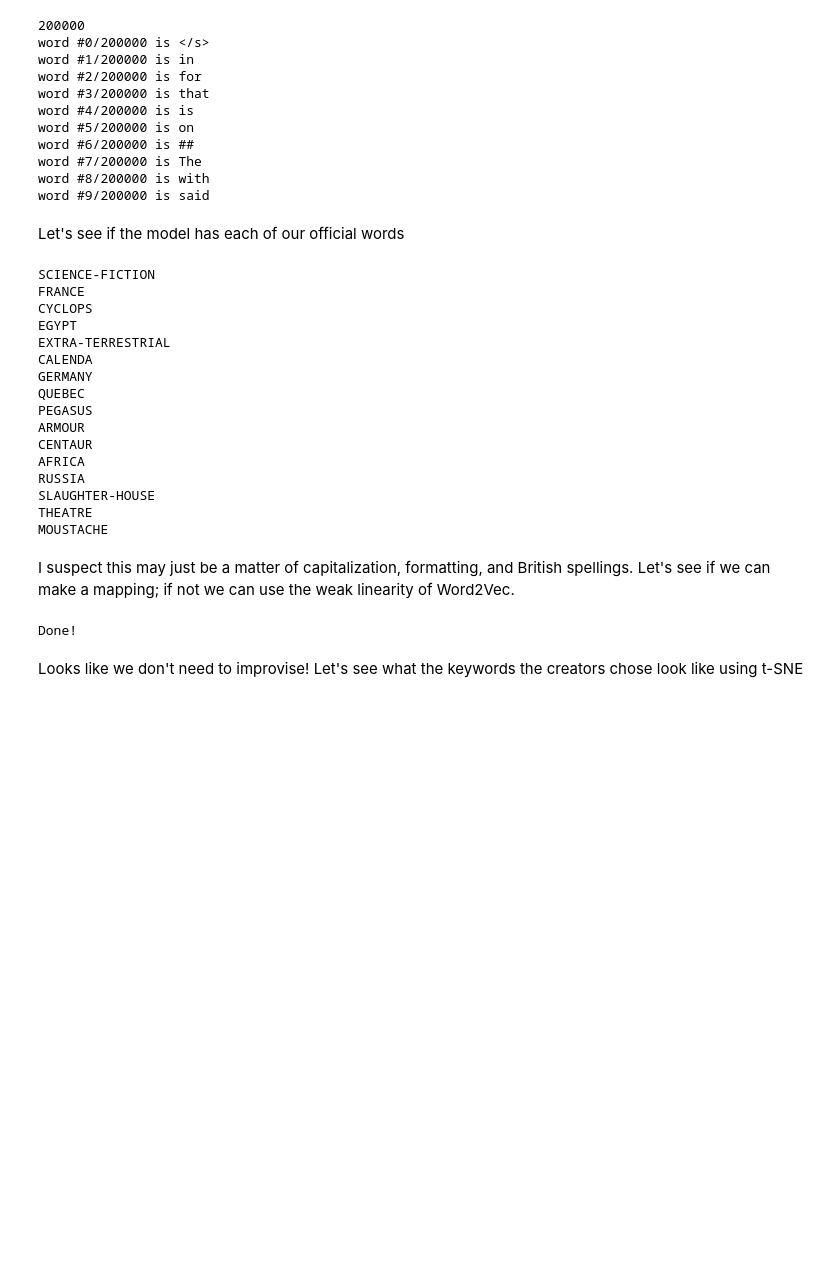
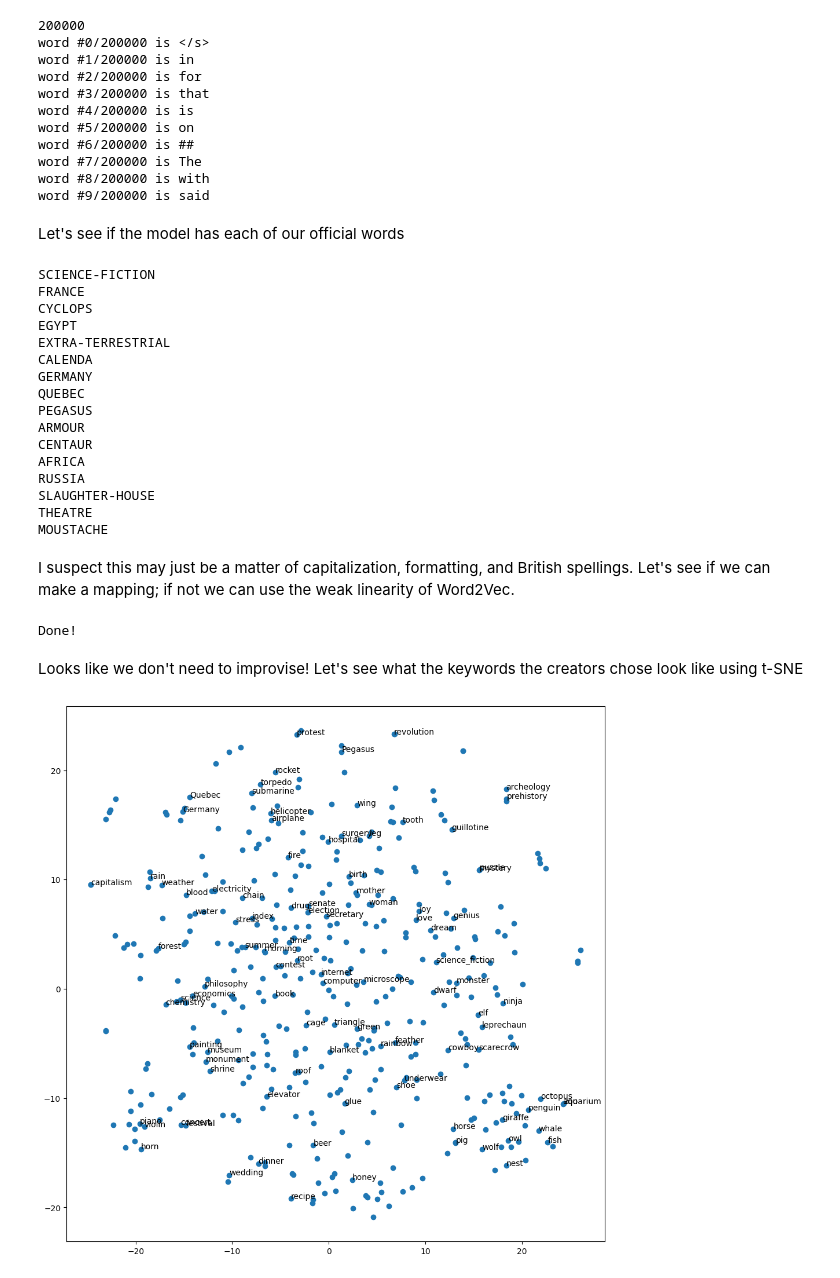
Before and after one commit to TheJDen/decrypto-ai-research, a Jupyter notebook: word2vec_guessing.ipynb, the cells around one changed output. Drawn from its saved outputs; the diff is of its cells as text; code cells hidden in the pictures; blank space fills up the shorter version.

```diff
--- a/word2vec_guessing.ipynb
+++ b/word2vec_guessing.ipynb
@@ -112,3 +112,54 @@ print("Done!")
 Done!
 # %% [markdown]
 Looks like we don't need to improvise! Let's see what the keywords the creators chose look like using t-SNE
+# %%
+# inspired by https://radimrehurek.com/gensim/auto_examples/tutorials/run_word2vec.html#sphx-glr-auto-examples-tutorials-run-word2vec-py
+
+from sklearn.decomposition import IncrementalPCA    # inital reduction
+from sklearn.manifold import TSNE                   # final reduction
+import numpy as np                                  # array handling
+
+words = [official_keyword_to_word(word) for word in dg.official_words.english.words]
+vectors = np.asarray([google_news_wv[word] for word in words])
+
+# reduce using t-SNE
+num_dimensions = 2
+tsne = TSNE(n_components=num_dimensions, random_state=0)
+vectors = tsne.fit_transform(vectors)
+x_vals, y_vals, *_ = zip(*vectors) # x has v[0] for each vector, y has v[1]
+
+def plot_with_plotly(x_vals, y_vals, labels, plot_in_notebook=True):
+    from plotly.offline import init_notebook_mode, iplot, plot
+    import plotly.graph_objs as go
+
+    trace = go.Scatter(x=x_vals, y=y_vals, mode='text', text=labels)
+    data = [trace]
+
+    if plot_in_notebook:
+        init_notebook_mode(connected=True)
+        iplot(data, filename='word-embedding-plot')
+    else:
+        plot(data, filename='word-embedding-plot.html')
+
+
+def plot_with_matplotlib(x_vals, y_vals, labels, num_show=100):
+    import matplotlib.pyplot as plt
+    import random
+
+    random.seed(400)
+
+    plt.figure(figsize=(12, 12))
+    plt.scatter(x_vals, y_vals)
+
+    #
+    # Label randomly subsampled 25 data points
+    #
+    indices = list(range(len(labels)))
+    selected_indices = random.sample(indices, num_show)
+    for i in selected_indices:
+        plt.annotate(labels[i], (x_vals[i], y_vals[i]))
+
+plot_function = plot_with_matplotlib
+plot_function(x_vals, y_vals, words)
+# %% [output]
+[figure, added]
```
